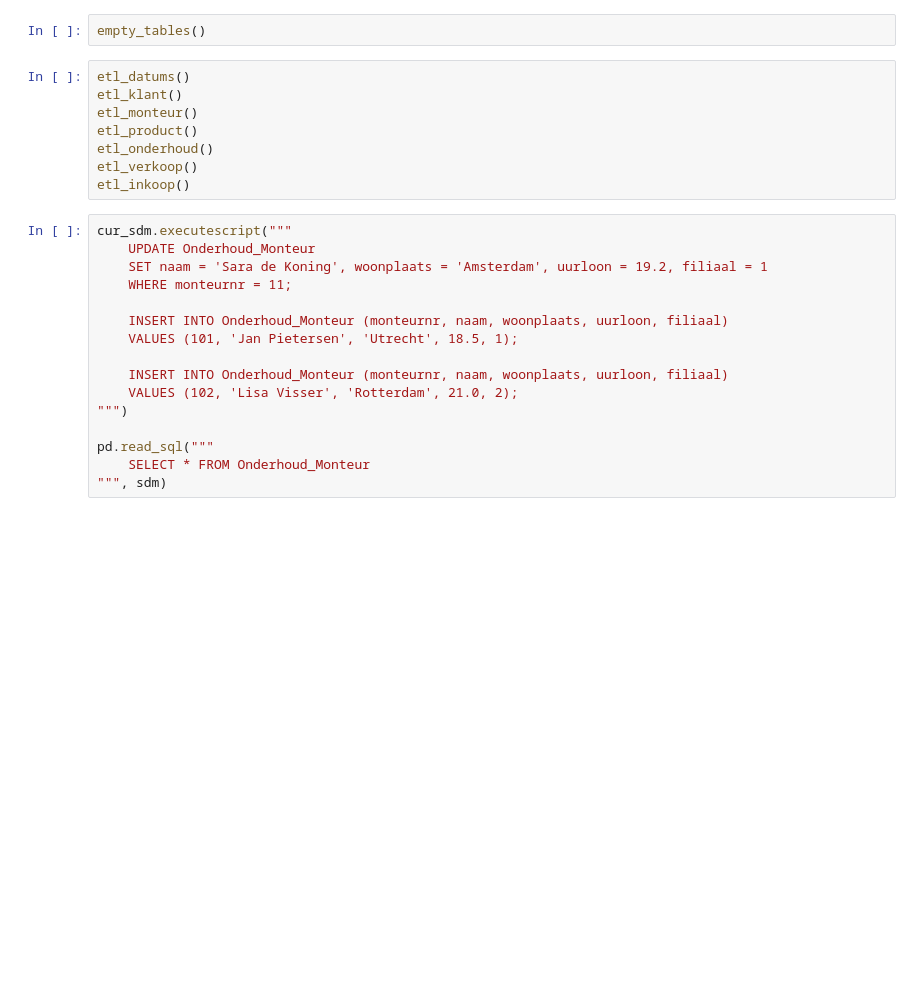
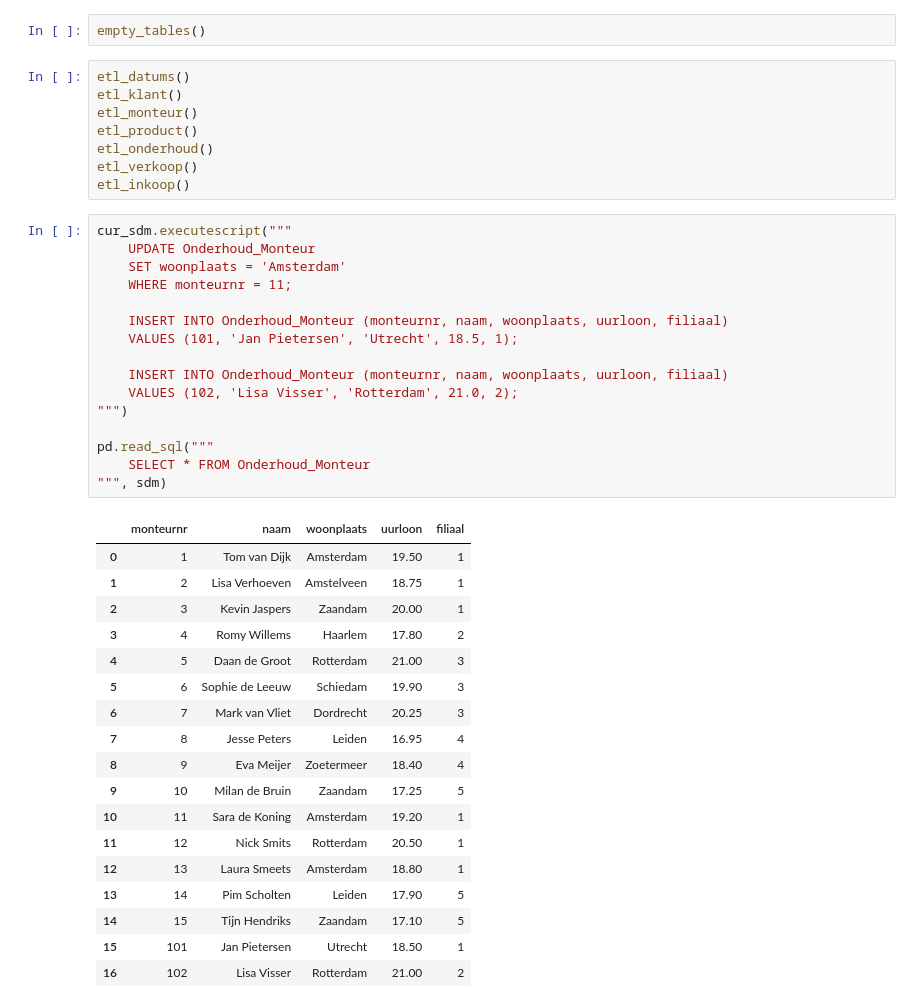
Before and after one commit to Alexanderdeweger/DEAI_portfolio, a Jupyter notebook: Week5/DE/werk.ipynb, the cells around one changed output. Saved outputs shown, nothing was run; the diff lists cells and outputs as text; blank space fills up the shorter version.

```diff
--- a/Week5/DE/werk.ipynb
+++ b/Week5/DE/werk.ipynb
@@ -492,19 +434,38 @@ etl_inkoop()
 # %%
 cur_sdm.executescript("""
     UPDATE Onderhoud_Monteur
-    SET naam = 'Sara de Koning', woonplaats = 'Amsterdam', uurloon = 19.2, filiaal = 1
+    SET woonplaats = 'Amsterdam'
     WHERE monteurnr = 11;
 
     INSERT INTO Onderhoud_Monteur (monteurnr, naam, woonplaats, uurloon, filiaal)
     VALUES (101, 'Jan Pietersen', 'Utrecht', 18.5, 1);
 
     INSERT INTO Onderhoud_Monteur (monteurnr, naam, woonplaats, uurloon, filiaal)
     VALUES (102, 'Lisa Visser', 'Rotterdam', 21.0, 2);
 """)
 
 pd.read_sql("""
     SELECT * FROM Onderhoud_Monteur
 """, sdm)
+# %% [output]
+|  | monteurnr | naam | woonplaats | uurloon | filiaal |
+| 0 | 1 | Tom van Dijk | Amsterdam | 19.50 | 1 |
+| 1 | 2 | Lisa Verhoeven | Amstelveen | 18.75 | 1 |
+| 2 | 3 | Kevin Jaspers | Zaandam | 20.00 | 1 |
+| 3 | 4 | Romy Willems | Haarlem | 17.80 | 2 |
+| 4 | 5 | Daan de Groot | Rotterdam | 21.00 | 3 |
+| 5 | 6 | Sophie de Leeuw | Schiedam | 19.90 | 3 |
+| 6 | 7 | Mark van Vliet | Dordrecht | 20.25 | 3 |
+| 7 | 8 | Jesse Peters | Leiden | 16.95 | 4 |
+| 8 | 9 | Eva Meijer | Zoetermeer | 18.40 | 4 |
+| 9 | 10 | Milan de Bruin | Zaandam | 17.25 | 5 |
+| 10 | 11 | Sara de Koning | Amsterdam | 19.20 | 1 |
+| 11 | 12 | Nick Smits | Rotterdam | 20.50 | 1 |
+| 12 | 13 | Laura Smeets | Amsterdam | 18.80 | 1 |
+| 13 | 14 | Pim Scholten | Leiden | 17.90 | 5 |
+| 14 | 15 | Tijn Hendriks | Zaandam | 17.10 | 5 |
+| 15 | 101 | Jan Pietersen | Utrecht | 18.50 | 1 |
+| 16 | 102 | Lisa Visser | Rotterdam | 21.00 | 2 |
 # %%
 etl_monteur()
 
```
Also changed, not shown: parts of 16 cells of this notebook, 1 other file.
